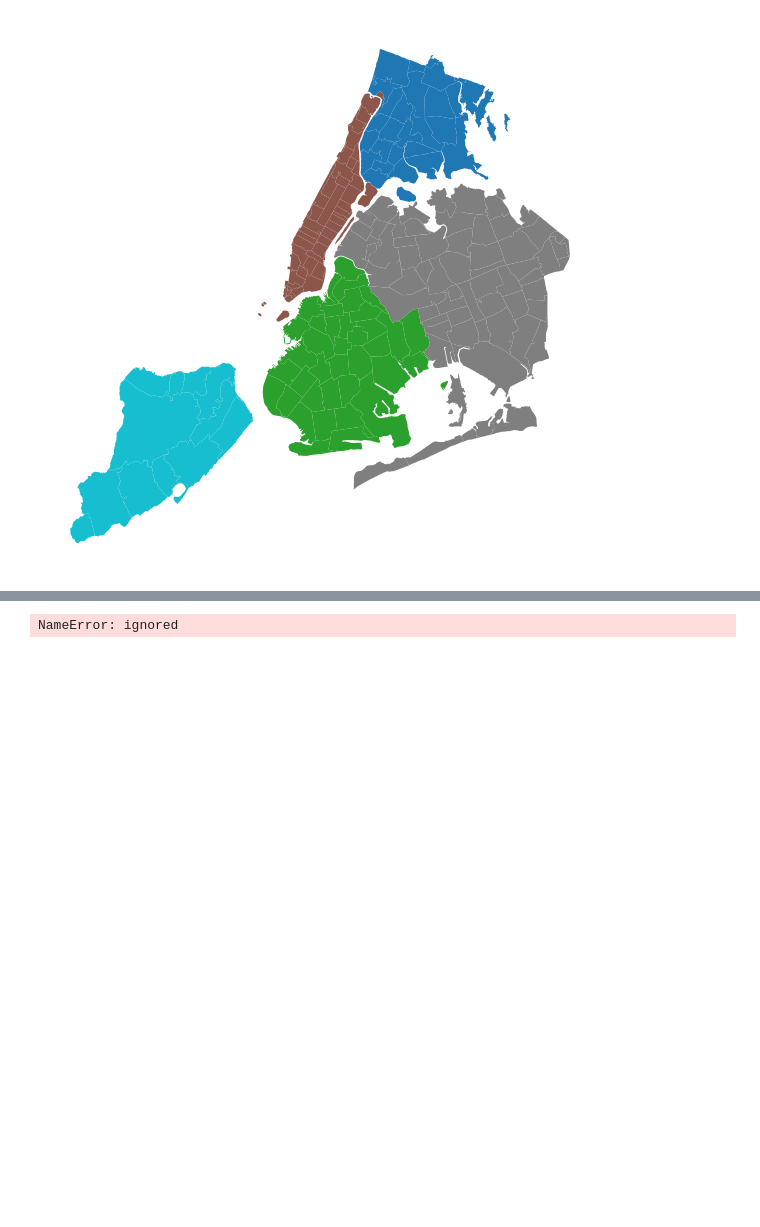
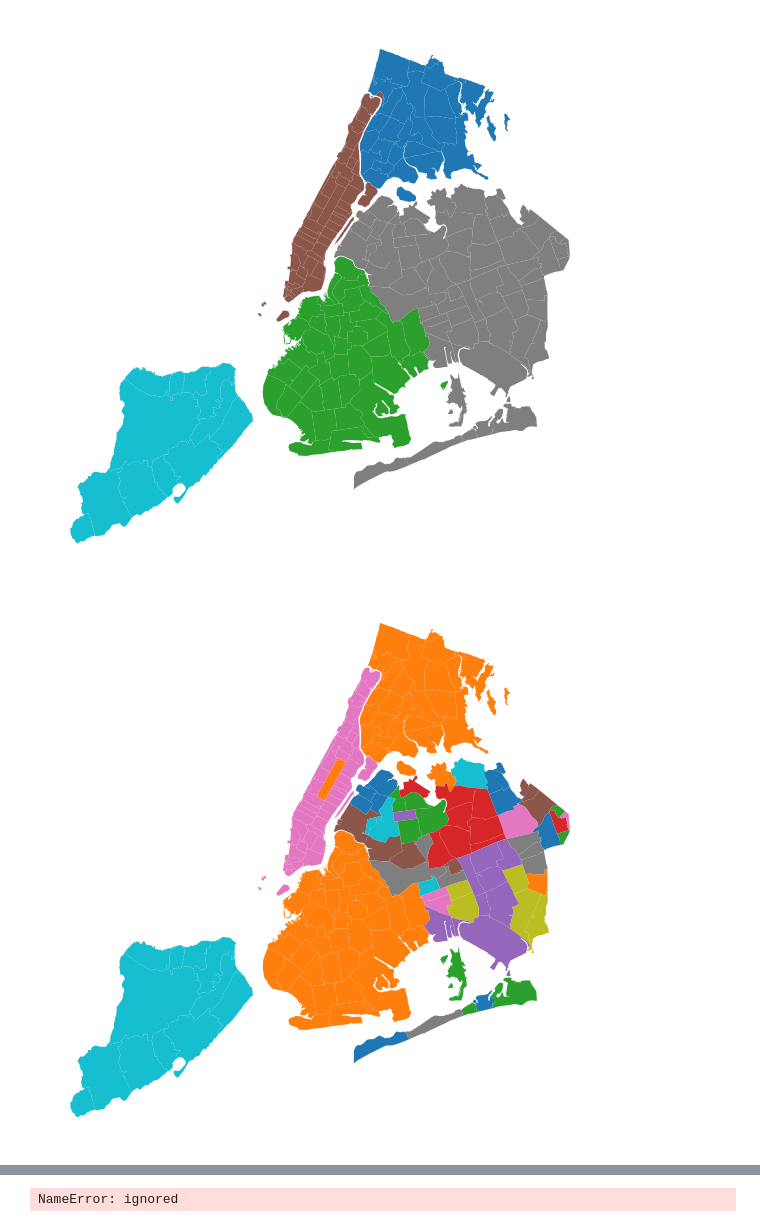
Before and after one commit to gio-bis/MLPNS2021, a Jupyter notebook: location.ipynb, the cells around one changed output, grey strips where cells are left out. Cells and saved outputs as stored; diff of their text form; code cells hidden in the pictures; blank space fills up the shorter version.

```diff
--- a/location.ipynb
+++ b/location.ipynb
@@ -112,3 +114,8 @@ ax = zips.plot(column="COUNTY", figsize=(10,10))
 ax.axis('off');
 # %% [output]
 [figure]
+# %%
+ax = zips.plot(column="PO_NAME", figsize=(10,10))
+ax.axis('off');
+# %% [output]
+[figure, added]
```
Also changed, not shown: parts of 10 cells of this notebook.
